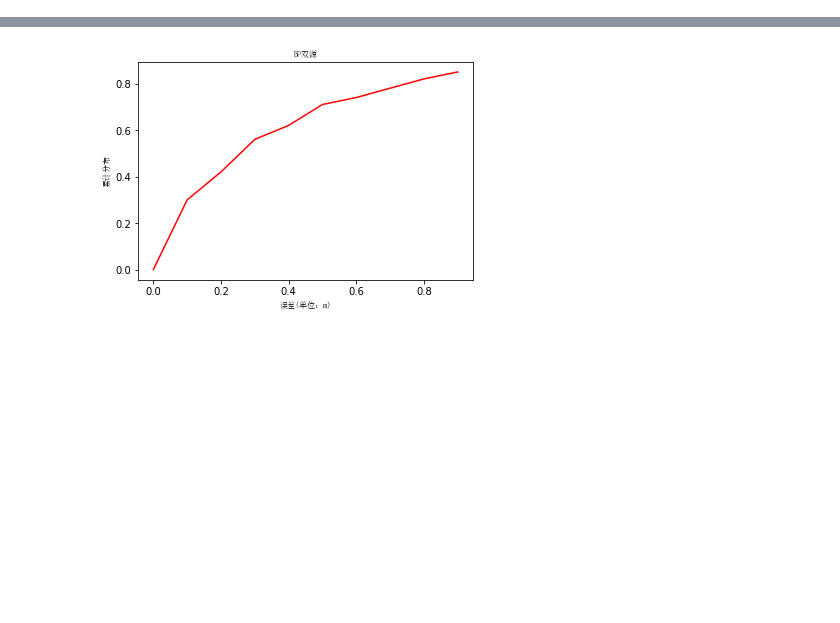
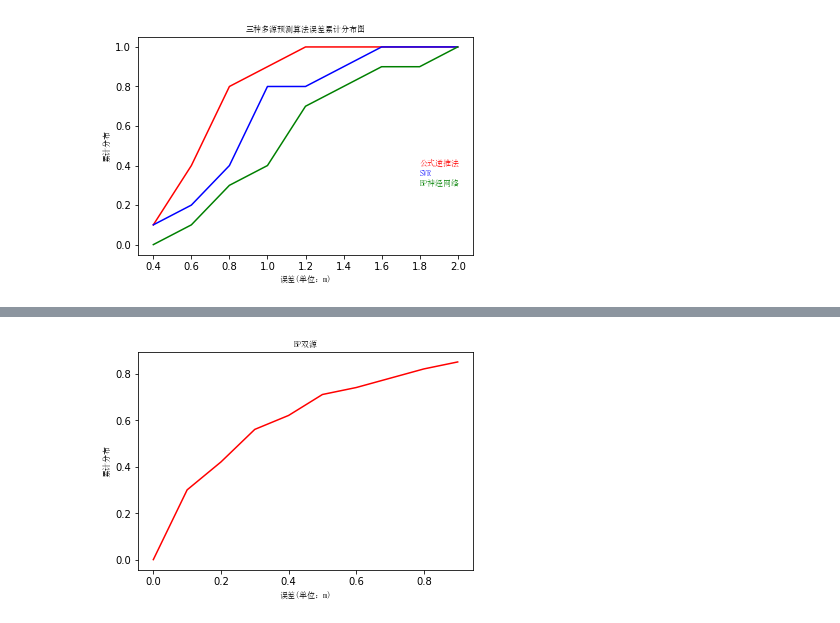
Before and after one commit to xiaoliu007007/BackPack, a Jupyter notebook: paint.ipynb, the cells around one changed output, grey strips where cells are left out. Cells and saved outputs as stored; diff of their text form; code cells hidden in the pictures; blank space fills up the shorter version.

```diff
--- a/paint.ipynb
+++ b/paint.ipynb
@@ -5,3 +5,24 @@ import matplotlib.patches as mpathes
 from sklearn import datasets
 from matplotlib.font_manager import FontProperties
 from pylab import *
+# %%
+x=[0.4,0.6,0.8,1.0,1.2,1.4,1.6,1.8,2.0]
+y1=[0.1,0.4,0.8,0.9,1.0,1.0,1.0,1.0,1.0]
+y2=[0.1,0.2,0.4,0.8,0.8,0.9,1.0,1.0,1.0]
+y3=[0,0.1,0.3,0.4,0.7,0.8,0.9,0.9,1.0]
+
+from matplotlib.font_manager import FontProperties
+font1 = FontProperties(fname=r"/Users/liuyingjie/BHL/Research/simsun.ttc",size=8)
+plt.title(u'三种多源预测算法误差累计分布图',fontproperties=font1)
+plt.xlabel(u'误差(单位：m)',fontproperties=font1)
+plt.ylabel(u'累计分布',fontproperties=font1)
+plt.plot(x,y1,'red')
+plt.plot(x,y2,'blue')
+plt.plot(x,y3,'green')
+plt.text(1.8,0.4,"公式逆推法",fontproperties=font1,color = "r")
+plt.text(1.8,0.35,"SVR",fontproperties=font1,color = "b")
+plt.text(1.8,0.3,"BP神经网络",fontproperties=font1,color = "g")
+plt.savefig('a.jpg',dpi=300)
+plt.show()
+# %% [output]
+[figure, added]
```
Also changed, not shown: parts of 2 cells of this notebook, 3 other files.
